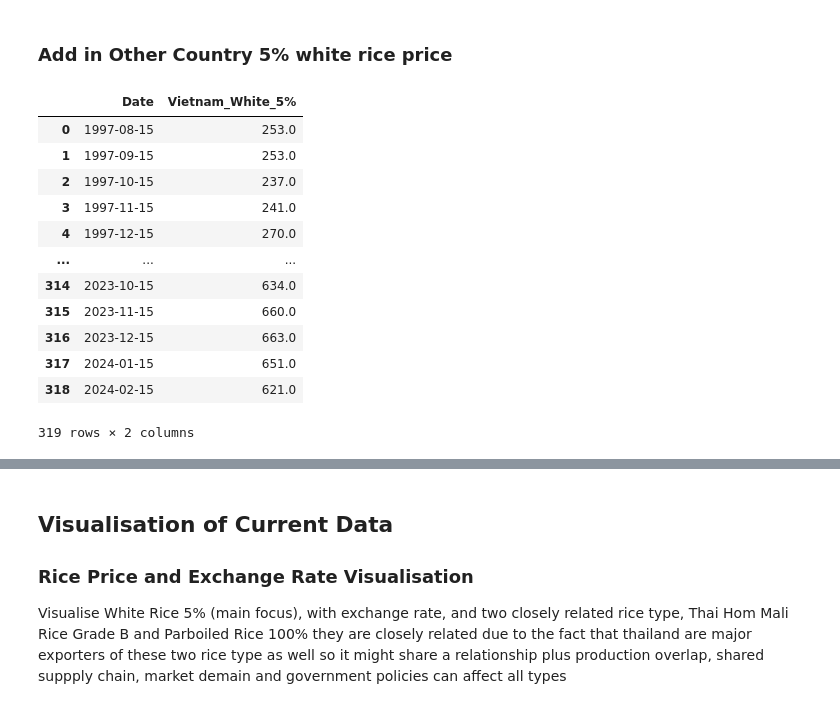
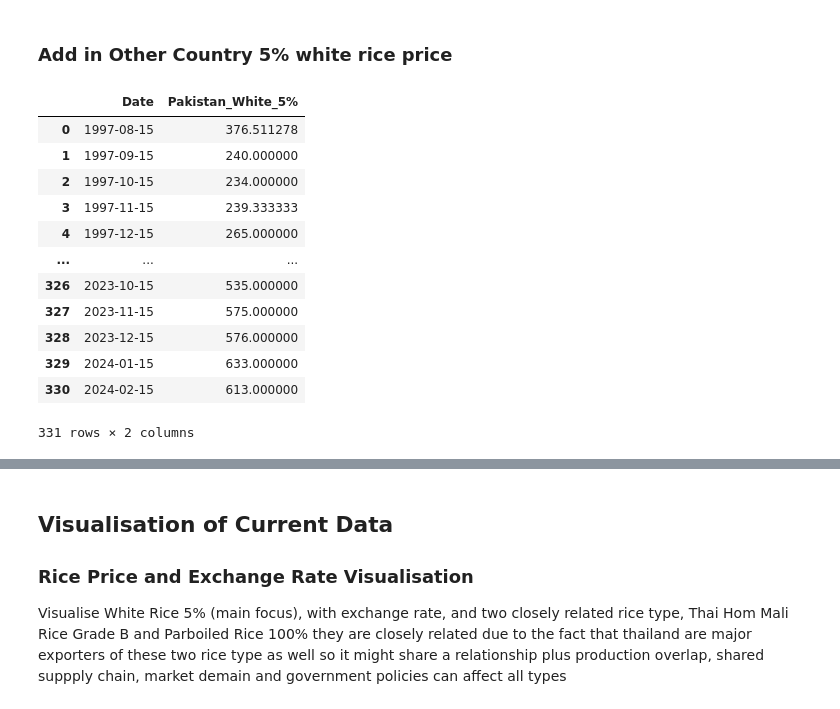
Before and after one commit to chanopsethiwan/RicePricePrediction, a Jupyter notebook: src/ChanopSethiwanA0296969WAssignment2.ipynb, the cells around one changed output, grey strips where cells are left out. Saved outputs shown, nothing was run; the diff lists cells and outputs as text; code cells hidden in the pictures.

```diff
--- a/src/ChanopSethiwanA0296969WAssignment2.ipynb
+++ b/src/ChanopSethiwanA0296969WAssignment2.ipynb
@@ -382,17 +382,19 @@ merged_df.to_csv('../data/combined_price_climate.csv', index = False)
 # %%
 df_vietnam = pd.read_csv('../data/tidyVietnamPrice.csv')
 df_india = pd.read_csv('../data/tidyIndiaPrice.csv')
+df_pakistan = pd.read_csv('../data/tidyPakistanPrice.csv')
+df_pakistan
 # %% [output]
-|  | Date | Vietnam_White_5% |
-| 0 | 1997-08-15 | 253.0 |
-| 1 | 1997-09-15 | 253.0 |
-| 2 | 1997-10-15 | 237.0 |
-| 3 | 1997-11-15 | 241.0 |
-| 4 | 1997-12-15 | 270.0 |
+|  | Date | Pakistan_White_5% |
+| 0 | 1997-08-15 | 376.511278 |
+| 1 | 1997-09-15 | 240.000000 |
+| 2 | 1997-10-15 | 234.000000 |
+| 3 | 1997-11-15 | 239.333333 |
+| 4 | 1997-12-15 | 265.000000 |
 | ... | ... | ... |
-| 314 | 2023-10-15 | 634.0 |
-| 315 | 2023-11-15 | 660.0 |
-| 316 | 2023-12-15 | 663.0 |
-| 317 | 2024-01-15 | 651.0 |
-| 318 | 2024-02-15 | 621.0 |
+| 326 | 2023-10-15 | 535.000000 |
+| 327 | 2023-11-15 | 575.000000 |
+| 328 | 2023-12-15 | 576.000000 |
+| 329 | 2024-01-15 | 633.000000 |
+| 330 | 2024-02-15 | 613.000000 |
-319 rows × 2 columns
+331 rows × 2 columns
```
Also changed, not shown: parts of 7 cells of this notebook, 7 other files.
